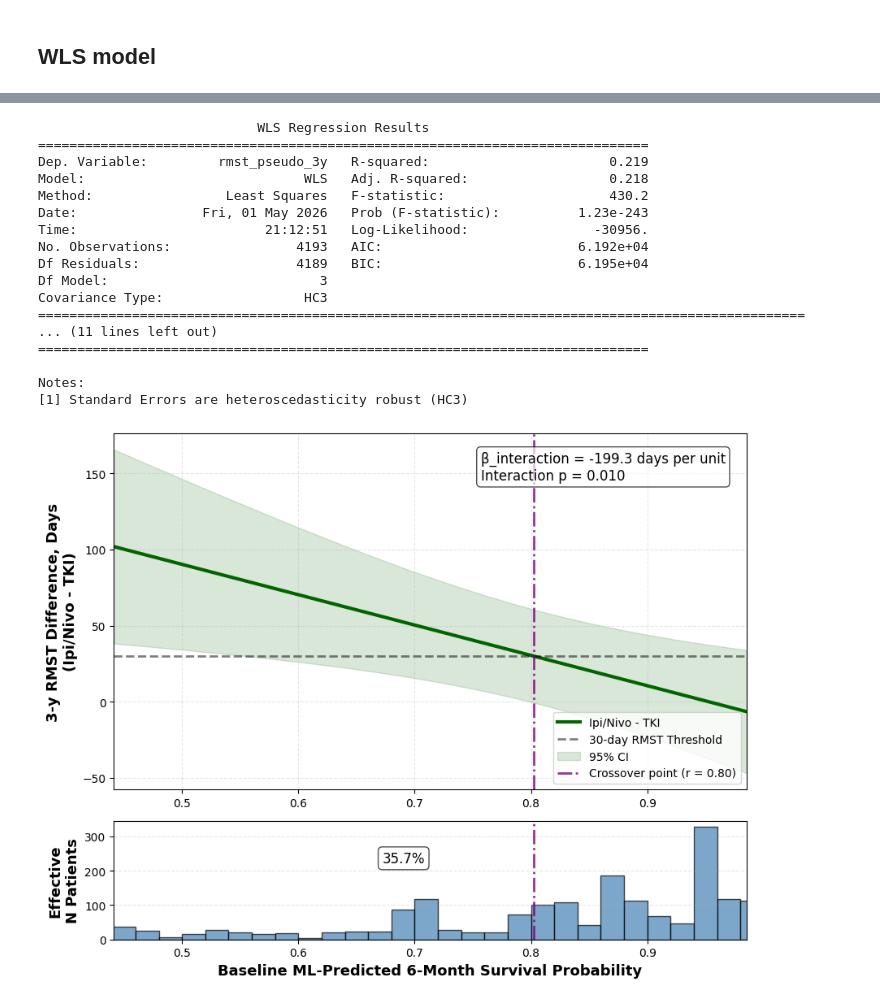
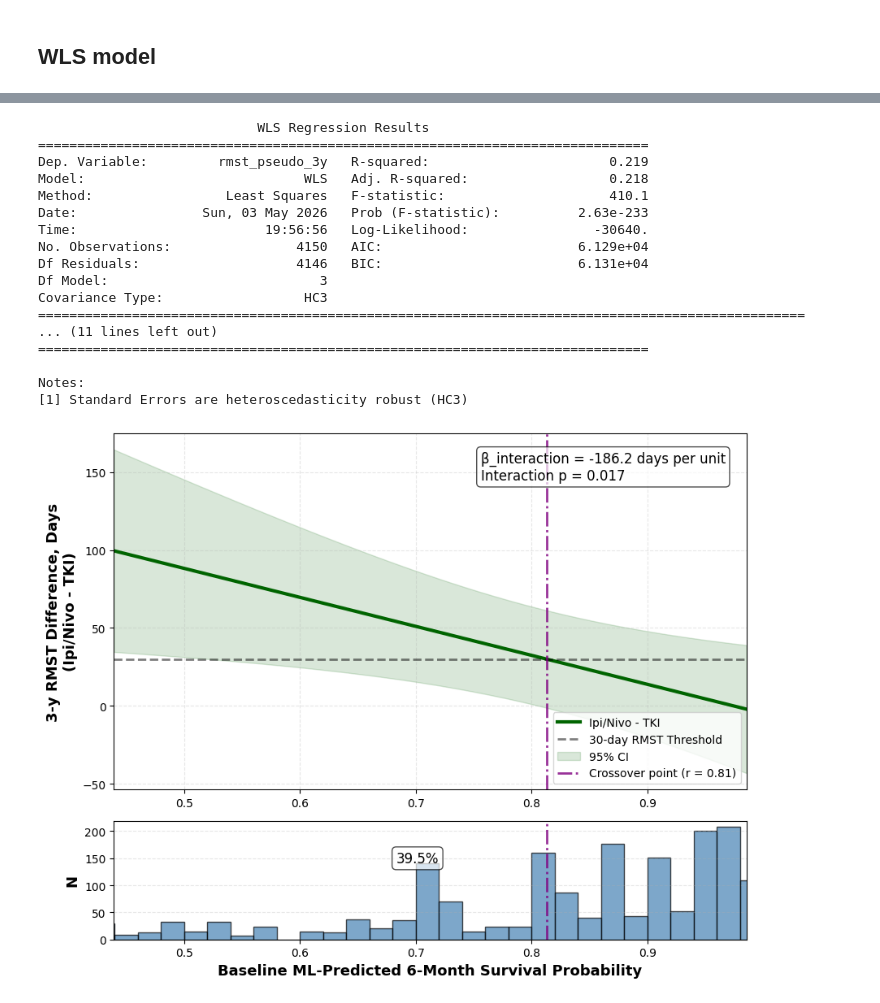
Before and after one commit to xavier-orcutt/io-heterogeneity, a Jupyter notebook: mRCC/notebooks/wls_rmst.ipynb, the cells around one changed output, grey strips where cells are left out. Saved outputs shown, nothing was run; the diff lists cells and outputs as text; code cells hidden in the pictures.

Commit message:
treatment year used in place of adv diagnosis year

```diff
--- a/mRCC/notebooks/wls_rmst.ipynb
+++ b/mRCC/notebooks/wls_rmst.ipynb
@@ -90,8 +90,12 @@ df = pd.merge(df, treatment_df, on = 'PatientID', how = 'left')
 df.shape
 # %% [output]
 (4366, 166)
-# %%
-df = df.query('met_diagnosis_year <= 2020')
+# %%
+df['StartDate'] = pd.to_datetime(df['StartDate'])
+# %%
+df['treatment_year'] = df['StartDate'].dt.year
+# %%
+df = df.query('treatment_year <= 2020')
 # %%
 df.shape
 # %% [output]
@@ -299,11 +177,11 @@ print(model_3y.summary())
 ==============================================================================
 Dep. Variable:         rmst_pseudo_3y   R-squared:                       0.219
 Model:                            WLS   Adj. R-squared:                  0.218
-Method:                 Least Squares   F-statistic:                     430.2
-Date:                Fri, 01 May 2026   Prob (F-statistic):          1.23e-243
-Time:                        21:12:51   Log-Likelihood:                -30956.
-No. Observations:                4193   AIC:                         6.192e+04
-Df Residuals:                    4189   BIC:                         6.195e+04
+Method:                 Least Squares   F-statistic:                     410.1
+Date:                Sun, 03 May 2026   Prob (F-statistic):          2.63e-233
+Time:                        19:56:56   Log-Likelihood:                -30640.
+No. Observations:                4150   AIC:                         6.129e+04
+Df Residuals:                    4146   BIC:                         6.131e+04
 Df Model:                           3
 Covariance Type:                  HC3
 ==================================================================================================
@@ -385,32 +263,32 @@ ax2.hist(overlap_df['psurv_180_calibrated'],
          color = 'steelblue')
 
 # Add crossover line to bottom panel if in range
 if crossover_in_range:
     ax2.axvline(x = crossover_survival_estimate, color = 'purple', alpha = 0.8, linestyle = '-.', linewidth = 2)
 
     # Calculate weighted percentile below crossover
     weighted_pct_below = (
         overlap_df.loc[overlap_df['psurv_180_calibrated'] <= crossover_survival_estimate, 'overlap_weight'].sum() /
         overlap_df['overlap_weight'].sum() * 100
     )
 
     # Add percentile annotation
     ax2.text(crossover_survival_estimate - 0.13, ax2.get_ylim()[1]*0.65,
              f"{weighted_pct_below:.1f}%",
              ha = 'left', fontsize = 12,
              bbox = dict(boxstyle = 'round', facecolor = 'white', alpha = 0.7))
 
 ax2.set_xlabel('Baseline ML-Predicted 6-Month Survival Probability', fontsize = 13, fontweight = 'bold')
-ax2.set_ylabel('Effective\nN Patients', fontsize = 13, fontweight = 'bold')
+ax2.set_ylabel('N', fontsize = 13, fontweight = 'bold')
 ax2.set_xlim([psurv_grid.min(), psurv_grid.max()])
 ax2.grid(alpha = 0.3, linestyle = '--', axis = 'y')
 
 plt.tight_layout()
 plt.savefig('../outputs/wls_rmst_3y.pdf', format = 'pdf', bbox_inches = 'tight')
 plt.show()
 
 # Save crossover survival estimate
 with open('../outputs/crossover_survival_estimate.txt', 'w') as f:
     f.write(str(crossover_survival_estimate))
 # %% [output]
-[figure, old version]
+[figure, new version]
```
Also changed, not shown: parts of 10 cells of this notebook, 7 other files.
